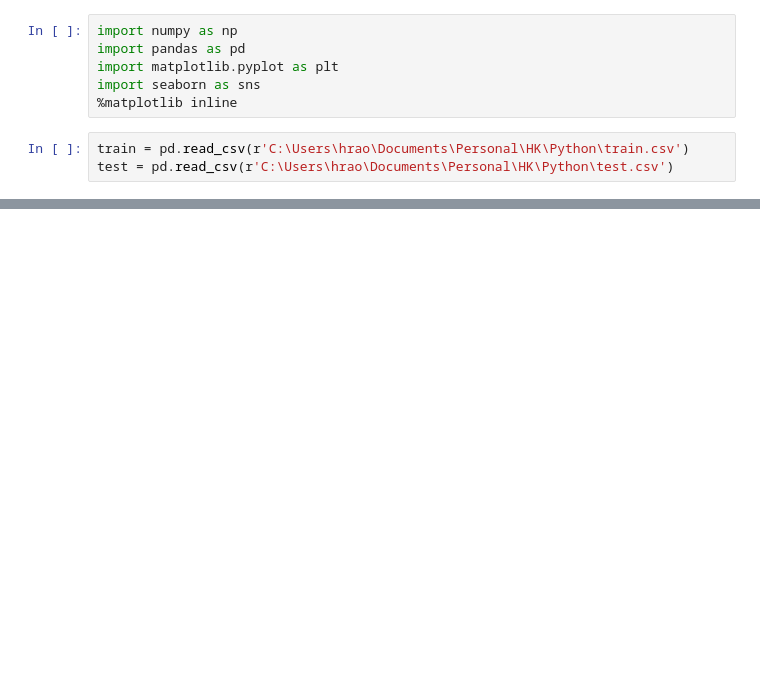
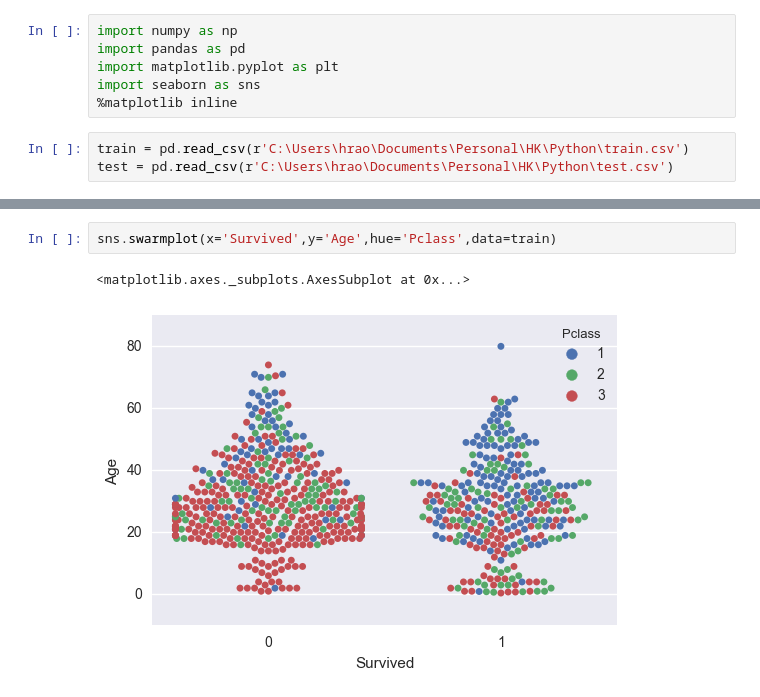
Before and after one commit to Shilpibhargava/Machine-Learning, a Jupyter notebook: Titanic - Machine Learning from Disaster.ipynb, the cells around one changed output, grey strips where cells are left out. Drawn from its saved outputs; the diff is of its cells as text; blank space fills up the shorter version.

```diff
--- a/Titanic - Machine Learning from Disaster.ipynb
+++ b/Titanic - Machine Learning from Disaster.ipynb
@@ -14,0 +25,5 @@ sns.barplot(x='Survived',y='PassengerId',data=train, hue='')
+# %%
+sns.swarmplot(x='Survived',y='Age',hue='Pclass',data=train)
+# %% [output]
+<matplotlib.axes._subplots.AxesSubplot at 0x...>
+[figure, added]
```
Also changed, not shown: parts of 4 cells of this notebook.
